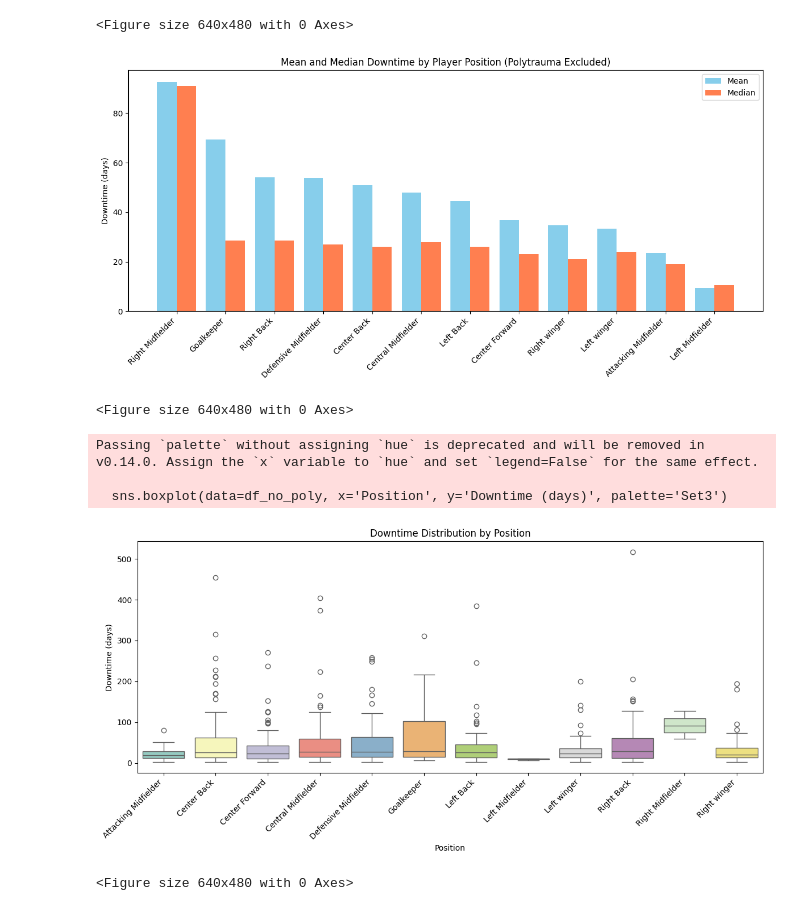
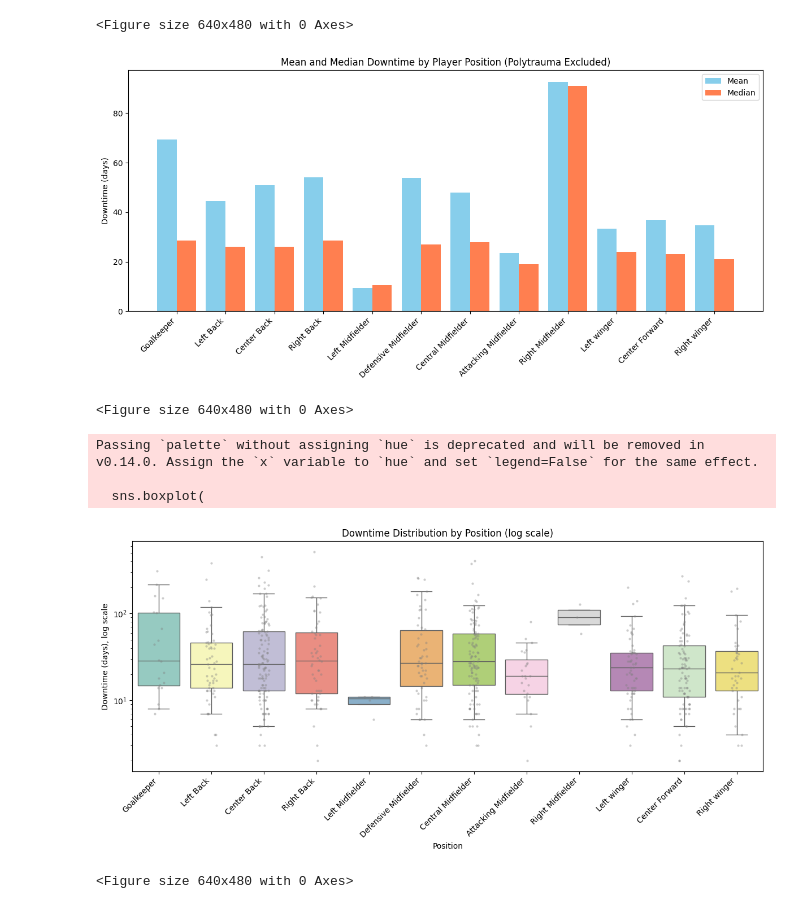
Before and after one commit to magmur172/EPL-injuries-analysis, a Jupyter notebook: notebooks/injury_analysis_summary1.ipynb, the cells around one changed output. Drawn from its saved outputs; the diff is of its cells as text; code cells hidden in the pictures.

```diff
--- a/notebooks/injury_analysis_summary1.ipynb
+++ b/notebooks/injury_analysis_summary1.ipynb
@@ -65,7 +94,7 @@ plt.savefig('../visualizations/downtime_by_injury.png')
 # %%
 # Chart 2: Mean and Median by Position
 
-downtime_stats = df_no_poly.groupby('Position')['Downtime (days)'].agg(['mean', 'median']).sort_values(by='mean', ascending=False)
+downtime_stats = df_no_poly.groupby('Position')['Downtime (days)'].agg(['mean', 'median']).reindex(position_order)
 
 # Reset index to make the 'Position' column a normal column #
 downtime_stats = downtime_stats.reset_index()
@@ -90,23 +119,42 @@ plt.show()
 
 plt.savefig('../visualizations/downtime_by_position_mean_median.png')
 # %% [output]
-[figure, old version]
+[figure, new version]
 <Figure size 640x480 with 0 Axes>
 # %%
 ### Chart 3: Boxplot by Position ###
 
+
 plt.figure(figsize=(12,6))
-sns.boxplot(data=df_no_poly, x='Position', y='Downtime (days)', palette='Set3')
-plt.title('Downtime Distribution by Position')
-plt.ylabel('Downtime (days)')
+sns.boxplot(
+    data=df_no_poly,
+    x='Position',
+    y='Downtime (days)',
+    palette='Set3',
+    showfliers=False,
+    whis=[5,95]
+)
+sns.stripplot(
+    data=df_no_poly,
+    x='Position',
+    y='Downtime (days)',
+    size=3,
+    color='gray',
+    alpha=0.4,
+    jitter=True
+
+)
+plt.yscale('log')
+plt.title('Downtime Distribution by Position (log scale)')
+plt.ylabel('Downtime (days), log scale')
 plt.xticks(rotation=45, ha='right')
 plt.tight_layout()
 plt.show()
 
 plt.savefig('../visualizations/downtime_by_injury.png')
 # %% [output]
 Passing `palette` without assigning `hue` is deprecated and will be removed in v0.14.0. Assign the `x` variable to `hue` and set `legend=False` for the same effect.
 
-  sns.boxplot(data=df_no_poly, x='Position', y='Downtime (days)', palette='Set3')
+  sns.boxplot(
-[figure, old version]
+[figure, new version]
 <Figure size 640x480 with 0 Axes>
```
Also changed, not shown: parts of 8 cells of this notebook.
